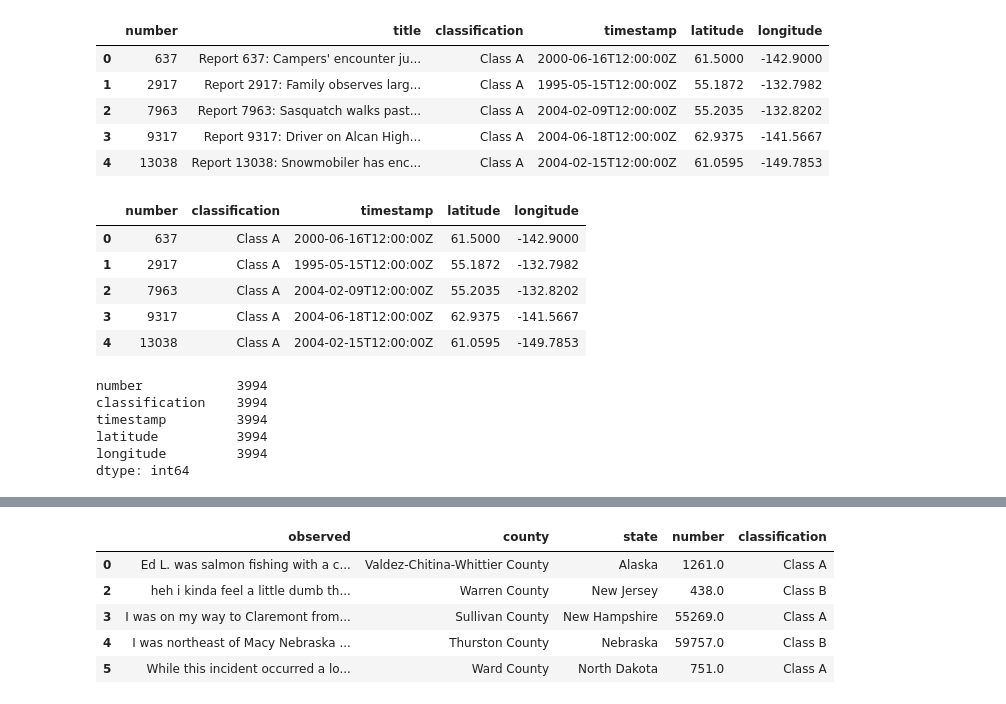
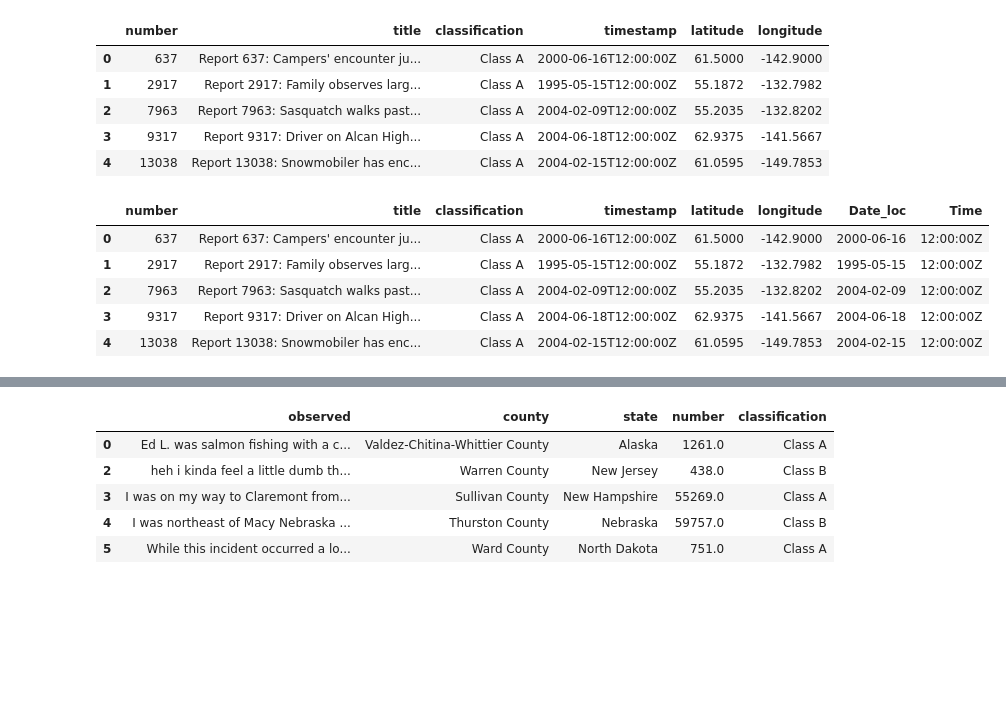
Before and after one commit to elisabethvirak/BigFoot, a Jupyter notebook: Bigfoot_Final-Copy1.ipynb, the cells around one changed output, grey strips where cells are left out. Drawn from its saved outputs; the diff is of its cells as text; code cells hidden in the pictures; blank space fills up the shorter version.

```diff
--- a/Bigfoot_Final-Copy1.ipynb
+++ b/Bigfoot_Final-Copy1.ipynb
@@ -30,27 +35,17 @@ bigfoot_locations_df.head()
 | 4 | 13038 | Report 13038: Snowmobiler has enc... | Class A | 2004-02-15T12:00:00Z | 61.0595 | -149.7853 |
 # %%
 # Begin filtering data
+# Drop null values on 'number'
+bf_loc_transformed = bigfoot_locations_df[bigfoot_locations_df['number'].notna()]
 
-bf_loc_cols = ["number", "classification", 'timestamp', 'latitude', 'longitude']
-bf_loc_transformed = bigfoot_locations_df[bf_loc_cols].copy()
-
-# Drop null values on 'number'
-bf_loc_transformed = bf_loc_transformed[bf_loc_transformed['number'].notna()]
+# Split timestamp column into date and time column
+bf_loc_transformed[['Date_loc','Time']] = bf_loc_transformed.timestamp.str.split("T",expand=True)
 
 bf_loc_transformed.head()
 # %% [output]
-|  | number | classification | timestamp | latitude | longitude |
-| 0 | 637 | Class A | 2000-06-16T12:00:00Z | 61.5000 | -142.9000 |
-| 1 | 2917 | Class A | 1995-05-15T12:00:00Z | 55.1872 | -132.7982 |
-| 2 | 7963 | Class A | 2004-02-09T12:00:00Z | 55.2035 | -132.8202 |
-| 3 | 9317 | Class A | 2004-06-18T12:00:00Z | 62.9375 | -141.5667 |
-| 4 | 13038 | Class A | 2004-02-15T12:00:00Z | 61.0595 | -149.7853 |
+|  | number | title | classification | timestamp | latitude | longitude | Date_loc | Time |
+| 0 | 637 | Report 637: Campers' encounter ju... | Class A | 2000-06-16T12:00:00Z | 61.5000 | -142.9000 | 2000-06-16 | 12:00:00Z |
+| 1 | 2917 | Report 2917: Family observes larg... | Class A | 1995-05-15T12:00:00Z | 55.1872 | -132.7982 | 1995-05-15 | 12:00:00Z |
+| 2 | 7963 | Report 7963: Sasquatch walks past... | Class A | 2004-02-09T12:00:00Z | 55.2035 | -132.8202 | 2004-02-09 | 12:00:00Z |
+| 3 | 9317 | Report 9317: Driver on Alcan High... | Class A | 2004-06-18T12:00:00Z | 62.9375 | -141.5667 | 2004-06-18 | 12:00:00Z |
+| 4 | 13038 | Report 13038: Snowmobiler has enc... | Class A | 2004-02-15T12:00:00Z | 61.0595 | -149.7853 | 2004-02-15 | 12:00:00Z |
-# %%
-bf_loc_transformed.count()
-# %% [output]
-number            3994
-classification    3994
-timestamp         3994
-latitude          3994
-longitude         3994
-dtype: int64
```
Also changed, not shown: parts of 27 cells of this notebook, 1 other file.
